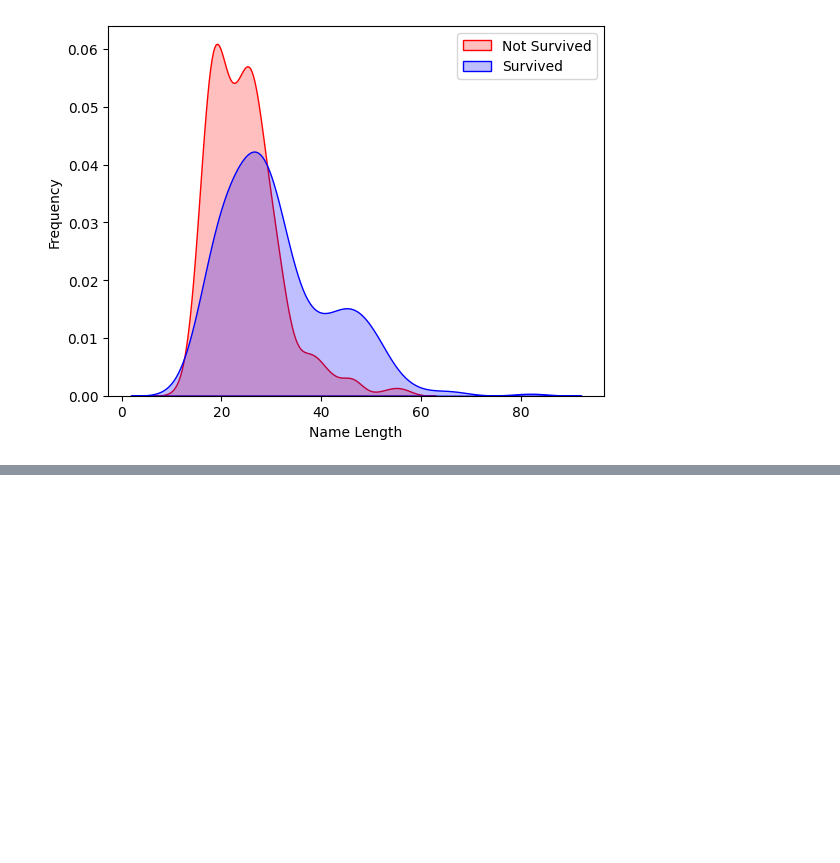
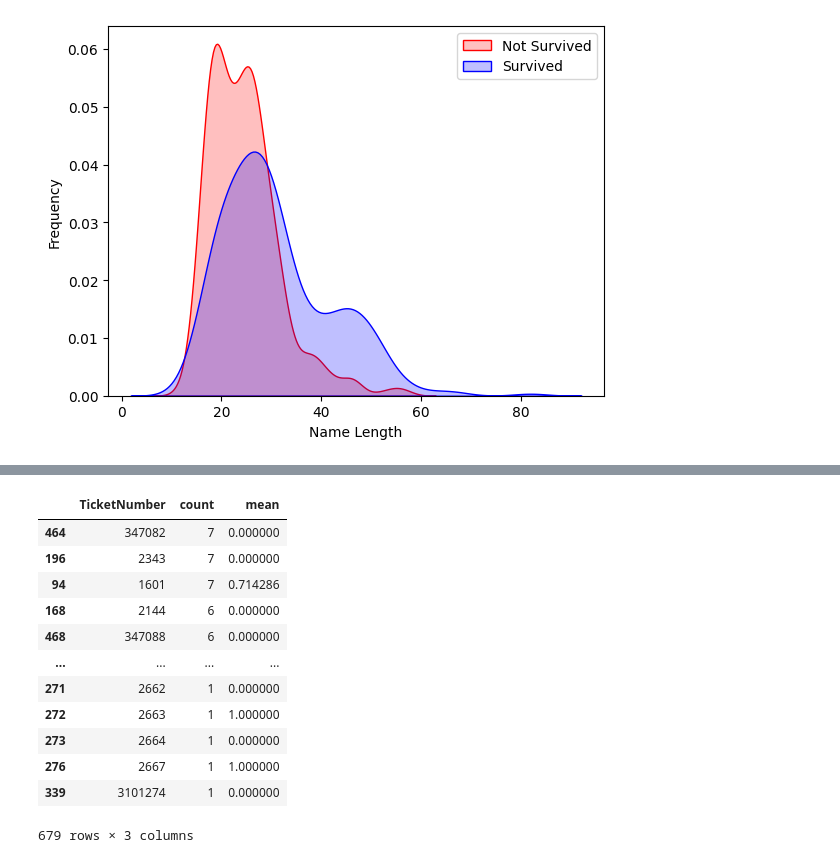
Before and after one commit to wisdom-okwen/ml-titanic, a Jupyter notebook: titanic.ipynb, the cells around one changed output, grey strips where cells are left out. Drawn from its saved outputs; the diff is of its cells as text; code cells hidden in the pictures; blank space fills up the shorter version.

```diff
--- a/titanic.ipynb
+++ b/titanic.ipynb
@@ -222,7 +222,7 @@ train_df.loc[(train_df['Age'] > 28.0) & (train_df['Age'] <= 32.312), 'Age'] = 4
 train_df.loc[(train_df['Age'] > 32.312) & (train_df['Age'] <= 38.0), 'Age'] = 5
 train_df.loc[(train_df['Age'] > 38.0) & (train_df['Age'] <= 47.0), 'Age'] = 6
 train_df.loc[(train_df['Age'] > 47.0) & (train_df['Age'] <= 80.0), 'Age'] = 7
-train_df.loc[(train_df['Age'] > 80), 'Age'] = 8
+train_df.loc[(train_df['Age'] > 80), 'Age']
 
 
 test_df.loc[test_df['Age'] <= 16, 'Age'] = 0
@@ -233,4 +233,4 @@ test_df.loc[(test_df['Age'] > 28.0) & (test_df['Age'] <= 32.312), 'Age'] = 4
 test_df.loc[(test_df['Age'] > 32.312) & (test_df['Age'] <= 38.0), 'Age'] = 5
 test_df.loc[(test_df['Age'] > 38.0) & (test_df['Age'] <= 47.0), 'Age'] = 6
 test_df.loc[(test_df['Age'] > 47.0) & (test_df['Age'] <= 80.0), 'Age'] = 7
-test_df.loc[(test_df['Age'] > 80), 'Age'] = 8
+test_df.loc[(test_df['Age'] > 80), 'Age']
@@ -400,3 +402,6 @@ g.set_ylabel('Frequency')
 g=g.legend(['Not Survived', 'Survived'])
 # %% [output]
 [figure]
+# %%
+train_df['Name_LengthGB'] = pd.qcut(train_df['Name_Length'], 8)
+test_df['Name_LengthGB'] = pd.qcut(test_df['Name_Length'], 8)
@@ -402,0 +420,20 @@ g=g.legend(['Not Survived', 'Survived'])
+# %%
+train_df.loc[train_df['Name_Length'] <= 18, 'Name_Size'] = 0
+train_df.loc[(train_df['Name_Length'] > 18) & (train_df['Name_Length'] <= 20), 'Name_Size'] = 1
+train_df.loc[(train_df['Name_Length'] > 20) & (train_df['Name_Length'] <= 23), 'Name_Size'] = 2
+train_df.loc[(train_df['Name_Length'] > 23) & (train_df['Name_Length'] <= 25), 'Name_Size'] = 3
+train_df.loc[(train_df['Name_Length'] > 25) & (train_df['Name_Length'] <= 2725), 'Name_Size'] = 4
+train_df.loc[(train_df['Name_Length'] > 27.25) & (train_df['Name_Length'] <= 30), 'Name_Size'] = 5
+train_df.loc[(train_df['Name_Length'] > 30) & (train_df['Name_Length'] <= 38), 'Name_Size'] = 6
+train_df.loc[(train_df['Name_Length'] > 38) & (train_df['Name_Length'] <= 82.0), 'Name_Size'] = 7
+train_df.loc[(train_df['Name_Length'] > 82), 'Name_Size']
+
+test_df.loc[test_df['Name_Length'] <= 18, 'Name_Size'] = 0
+test_df.loc[(test_df['Name_Length'] > 18) & (test_df['Name_Length'] <= 20), 'Name_Size'] = 1
+test_df.loc[(test_df['Name_Length'] > 20) & (test_df['Name_Length'] <= 23), 'Name_Size'] = 2
+test_df.loc[(test_df['Name_Length'] > 23) & (test_df['Name_Length'] <= 25), 'Name_Size'] = 3
+test_df.loc[(test_df['Name_Length'] > 25) & (test_df['Name_Length'] <= 2725), 'Name_Size'] = 4
+test_df.loc[(test_df['Name_Length'] > 27.25) & (test_df['Name_Length'] <= 30), 'Name_Size'] = 5
+test_df.loc[(test_df['Name_Length'] > 30) & (test_df['Name_Length'] <= 38), 'Name_Size'] = 6
+test_df.loc[(test_df['Name_Length'] > 38) & (test_df['Name_Length'] <= 82.0), 'Name_Size'] = 7
+test_df.loc[(test_df['Name_Length'] > 82), 'Name_Size']
@@ -402,0 +469,16 @@ g=g.legend(['Not Survived', 'Survived'])
+# %%
+train_df.groupby(['TicketNumber'], as_index=False)['Survived'].agg(['count', 'mean']).sort_values('count', ascending=False)
+# %% [output]
+|  | TicketNumber | count | mean |
+| 464 | 347082 | 7 | 0.000000 |
+| 196 | 2343 | 7 | 0.000000 |
+| 94 | 1601 | 7 | 0.714286 |
+| 168 | 2144 | 6 | 0.000000 |
+| 468 | 347088 | 6 | 0.000000 |
+| ... | ... | ... | ... |
+| 271 | 2662 | 1 | 0.000000 |
+| 272 | 2663 | 1 | 1.000000 |
+| 273 | 2664 | 1 | 0.000000 |
+| 276 | 2667 | 1 | 1.000000 |
+| 339 | 3101274 | 1 | 0.000000 |
+679 rows × 3 columns
```
Also changed, not shown: parts of 32 cells of this notebook.
